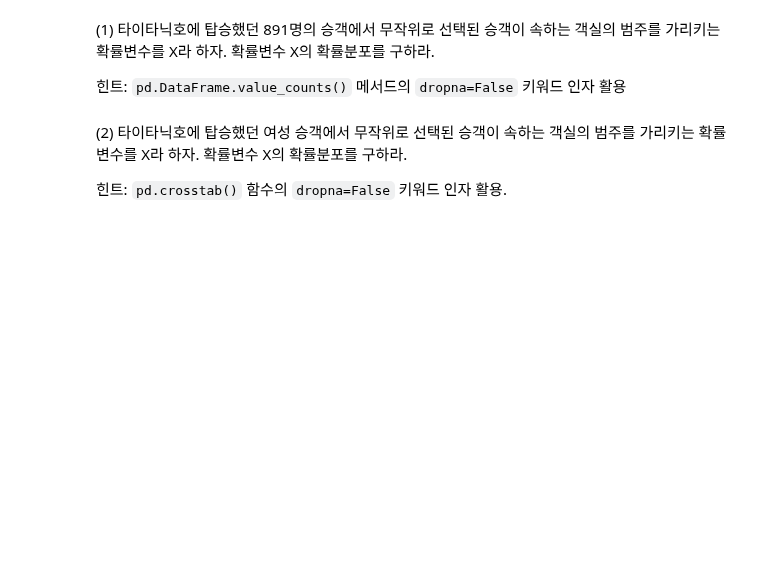
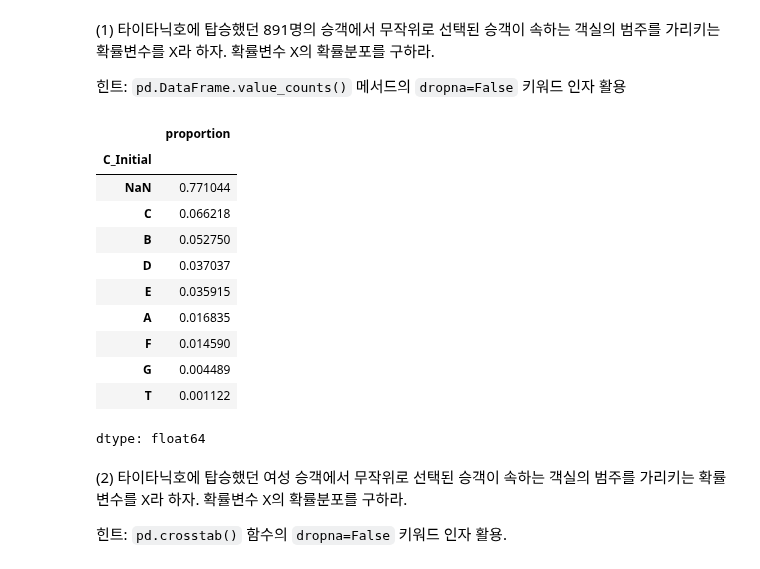
Before and after one commit to Sooyaaas/TEST, a Jupyter notebook: practices/practice-probability.ipynb, the cells around one changed output. Saved outputs shown, nothing was run; the diff lists cells and outputs as text; code cells hidden in the pictures; blank space fills up the shorter version.

```diff
--- a/practices/practice-probability.ipynb
+++ b/practices/practice-probability.ipynb
@@ -798,8 +822,21 @@ c_initial
 
 힌트: `pd.DataFrame.value_counts()` 메서드의 `dropna=False` 키워드 인자 활용
 # %%
-# 코드를 작성한다.
-# 필요하면 코드셀 또는 텍스트셀을 추가할 수 있습니다.
+titanic['C_Initial'] = titanic['Cabin'].map(lambda x: x[0] if pd.notna(x) else np.nan)
+titanic['C_Initial'].value_counts(normalize=True, dropna=False) # normalize = 전체갯수로 각 도수를 나눔
+# %% [output]
+|  | proportion |
+| C_Initial |  |
+| NaN | 0.771044 |
+| C | 0.066218 |
+| B | 0.052750 |
+| D | 0.037037 |
+| E | 0.035915 |
+| A | 0.016835 |
+| F | 0.014590 |
+| G | 0.004489 |
+| T | 0.001122 |
+dtype: float64
 # %% [markdown]
 (2) 타이타닉호에 탑승했던 여성 승객에서 무작위로 선택된 승객이 속하는 객실의 범주를 가리키는 확률변수를 X라 하자.
 확률변수 X의 확률분포를 구하라.
```
Also changed, not shown: parts of 5 cells of this notebook.
